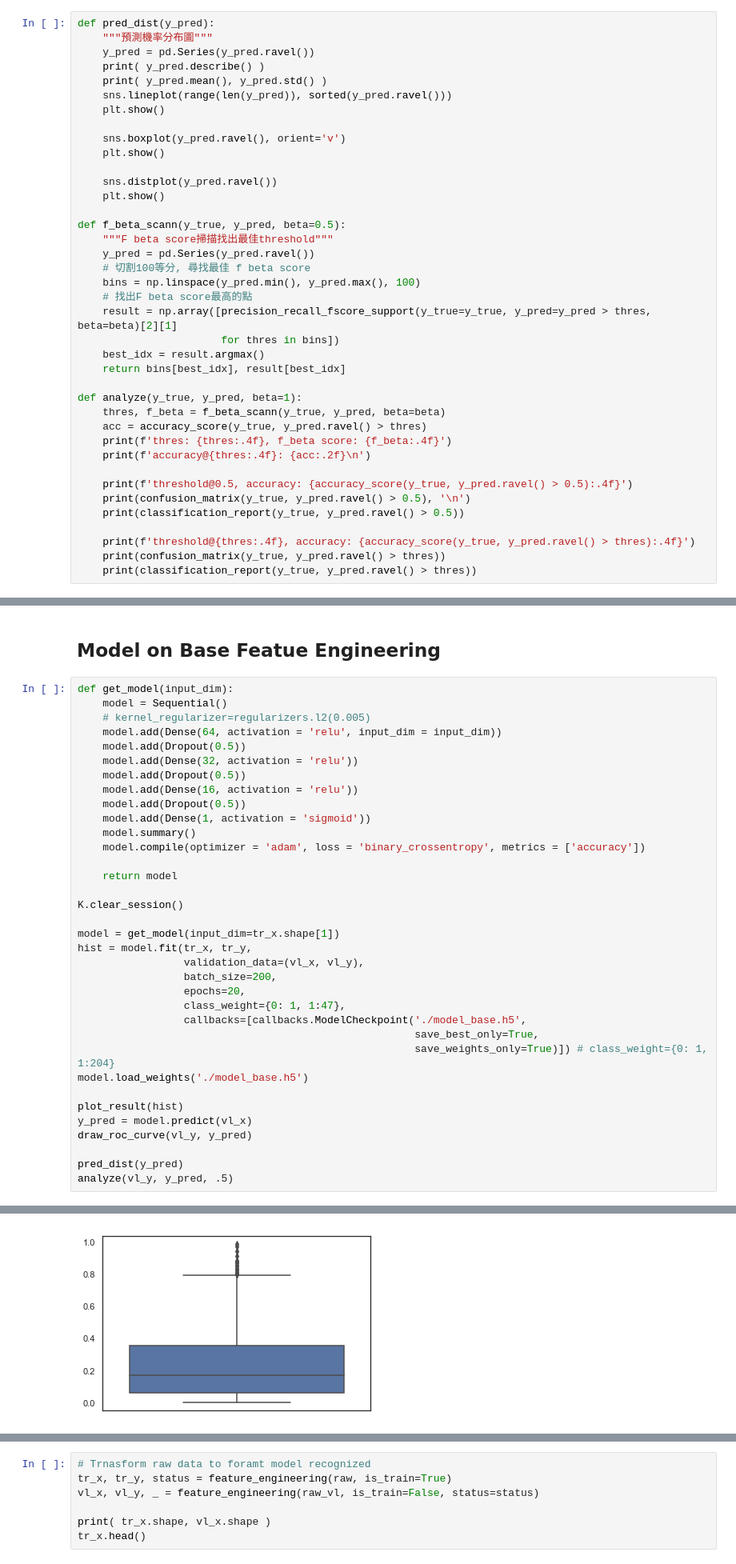
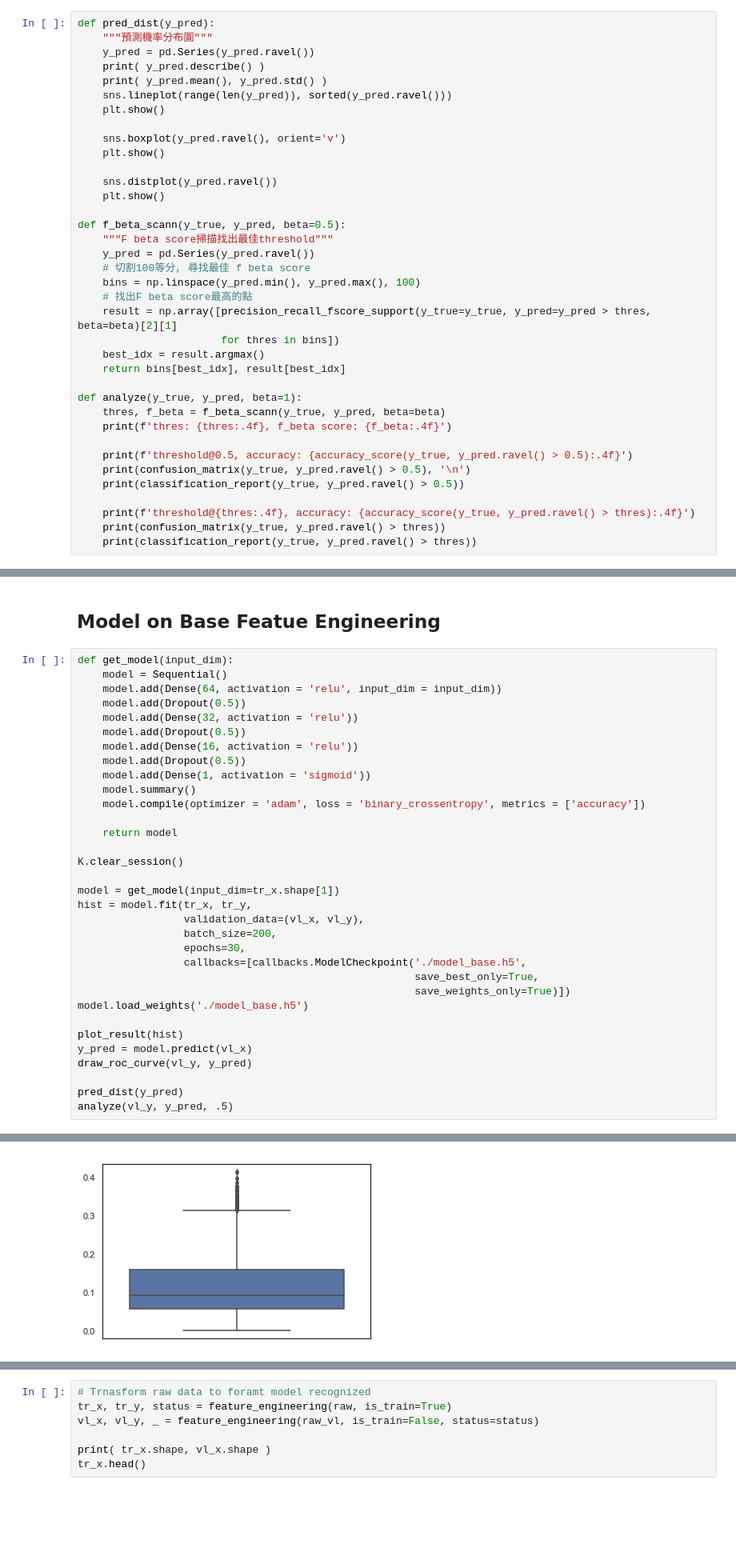
Before and after one commit to CloudMile/allianz_courses, a Jupyter notebook: use_case/solution/model_financial_distress.ipynb, the cells around one changed output, grey strips where cells are left out. Shown at 80% size. Saved outputs shown, nothing was run; the diff lists cells and outputs as text; blank space fills up the shorter version.

```diff
--- a/use_case/solution/model_financial_distress.ipynb
+++ b/use_case/solution/model_financial_distress.ipynb
@@ -252,9 +246,7 @@ def f_beta_scann(y_true, y_pred, beta=0.5):
 
 def analyze(y_true, y_pred, beta=1):
     thres, f_beta = f_beta_scann(y_true, y_pred, beta=beta)
-    acc = accuracy_score(y_true, y_pred.ravel() > thres)
     print(f'thres: {thres:.4f}, f_beta score: {f_beta:.4f}')
-    print(f'accuracy@{thres:.4f}: {acc:.2f}\n')
 
     print(f'threshold@0.5, accuracy: {accuracy_score(y_true, y_pred.ravel() > 0.5):.4f}')
     print(confusion_matrix(y_true, y_pred.ravel() > 0.5), '\n')
@@ -284,7 +276,6 @@ vl_x.head()
 # %%
 def get_model(input_dim):
     model = Sequential()
-    # kernel_regularizer=regularizers.l2(0.005)
     model.add(Dense(64, activation = 'relu', input_dim = input_dim))
     model.add(Dropout(0.5))
     model.add(Dense(32, activation = 'relu'))
@@ -303,11 +294,10 @@ model = get_model(input_dim=tr_x.shape[1])
 hist = model.fit(tr_x, tr_y,
                  validation_data=(vl_x, vl_y),
                  batch_size=200,
-                 epochs=20,
-                 class_weight={0: 1, 1:47},
+                 epochs=30,
                  callbacks=[callbacks.ModelCheckpoint('./model_base.h5',
                                                       save_best_only=True,
-                                                      save_weights_only=True)]) # class_weight={0: 1, 1:204}
+                                                      save_weights_only=True)])
 model.load_weights('./model_base.h5')
 
 plot_result(hist)
@@ -351 +341 @@ dtype: float64
-[figure, old version]
+[figure, new version]
```
Also changed, not shown: parts of 39 cells of this notebook, 16 other files.
